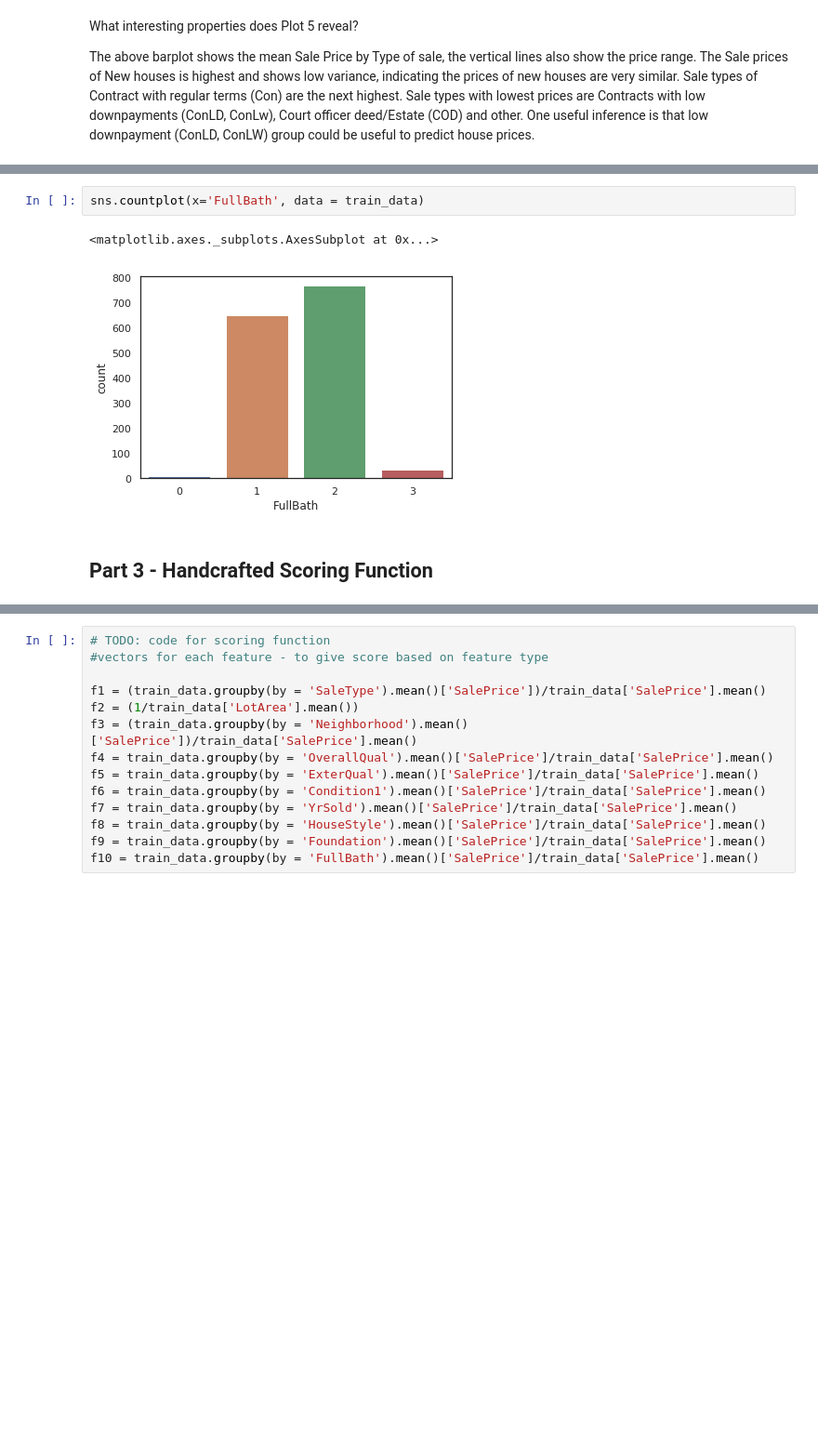
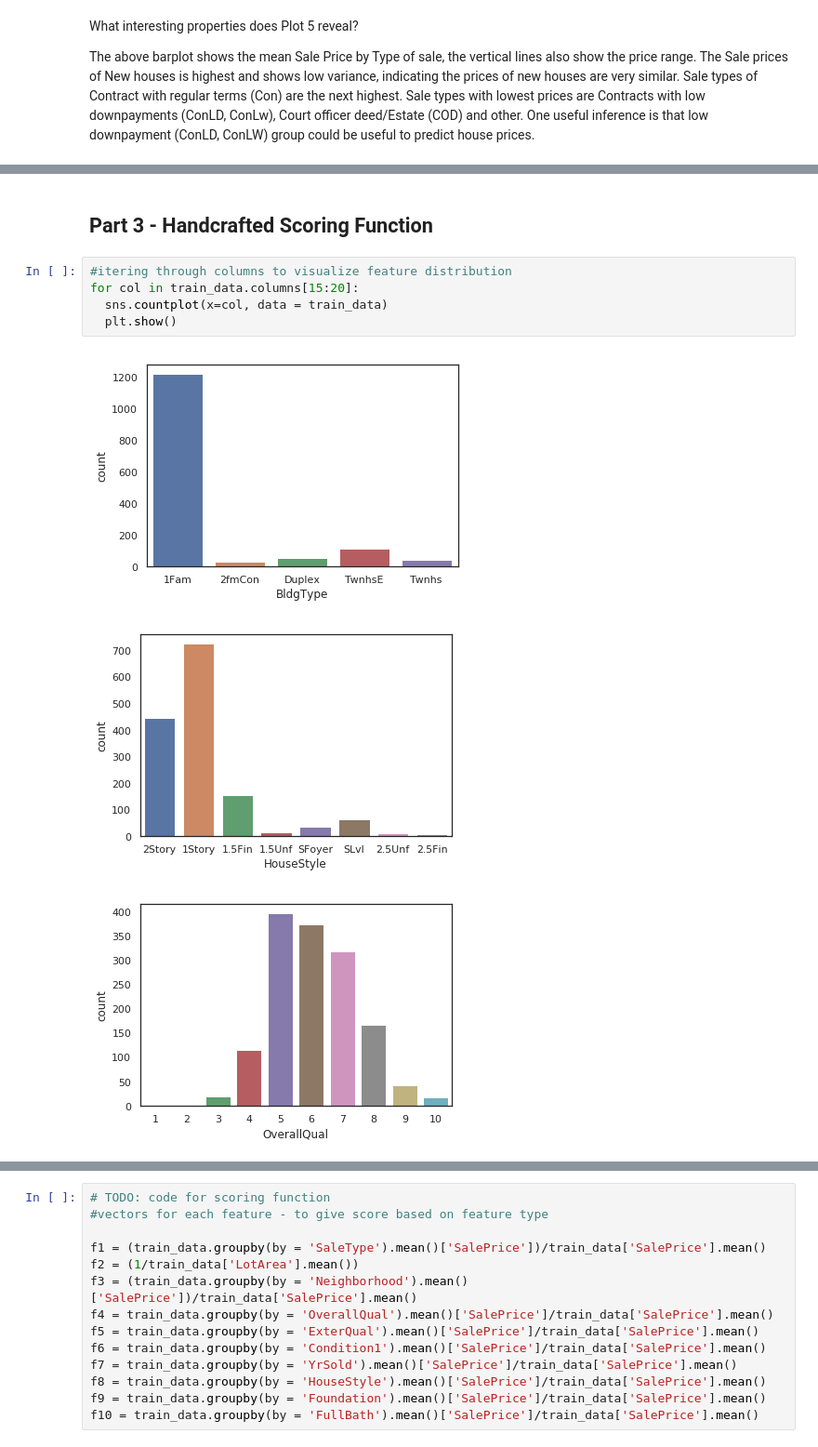
Before and after one commit to vamsh1/Kaggle_House-prices, a Jupyter notebook: cse519_hw3_kundhuru_ankitha_112504056.ipynb, the cells around one changed output, grey strips where cells are left out. Shown at 93% size. Drawn from its saved outputs; the diff is of its cells as text; blank space fills up the shorter version.

```diff
--- a/cse519_hw3_kundhuru_ankitha_112504056.ipynb
+++ b/cse519_hw3_kundhuru_ankitha_112504056.ipynb
@@ -190,7 +191,11 @@ sns.barplot(x= 'FullBath', y = 'SalePrice', data = train_data)
-# %%
-sns.countplot(x='FullBath', data = train_data)
-# %% [output]
-<matplotlib.axes._subplots.AxesSubplot at 0x...>
-[figure, removed]
 # %% [markdown]
 ## Part 3 - Handcrafted Scoring Function
+# %%
+#itering through columns to visualize feature distribution
+for col in train_data.columns[15:20]:
+  sns.countplot(x=col, data = train_data)
+  plt.show()
+# %% [output]
+[figure, added]
+[figure, added]
+[figure, added]
```
Also changed, not shown: parts of 30 cells of this notebook.
